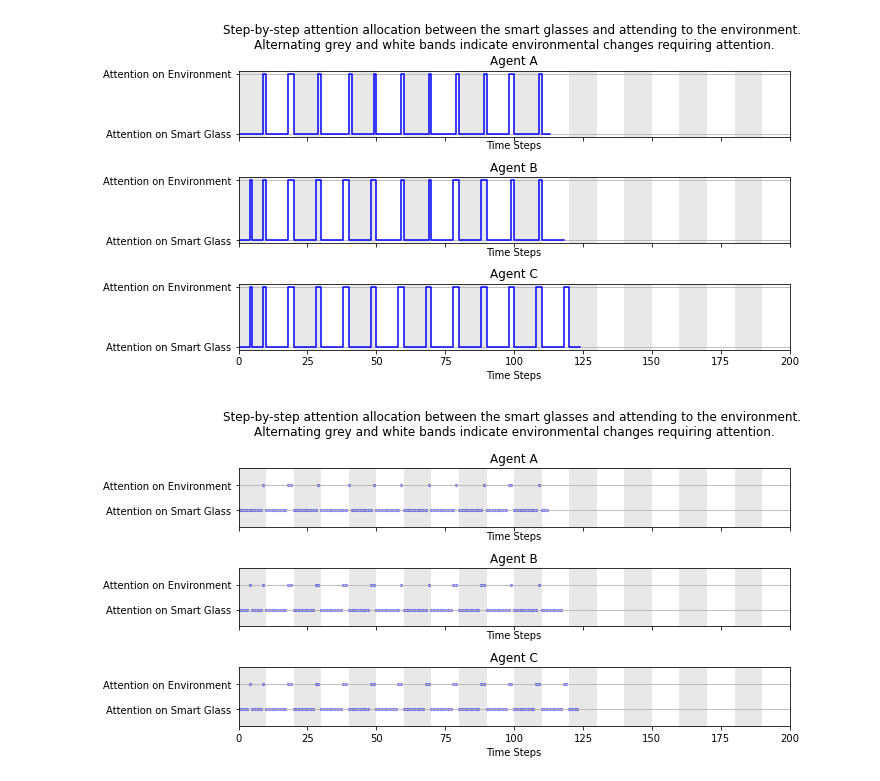
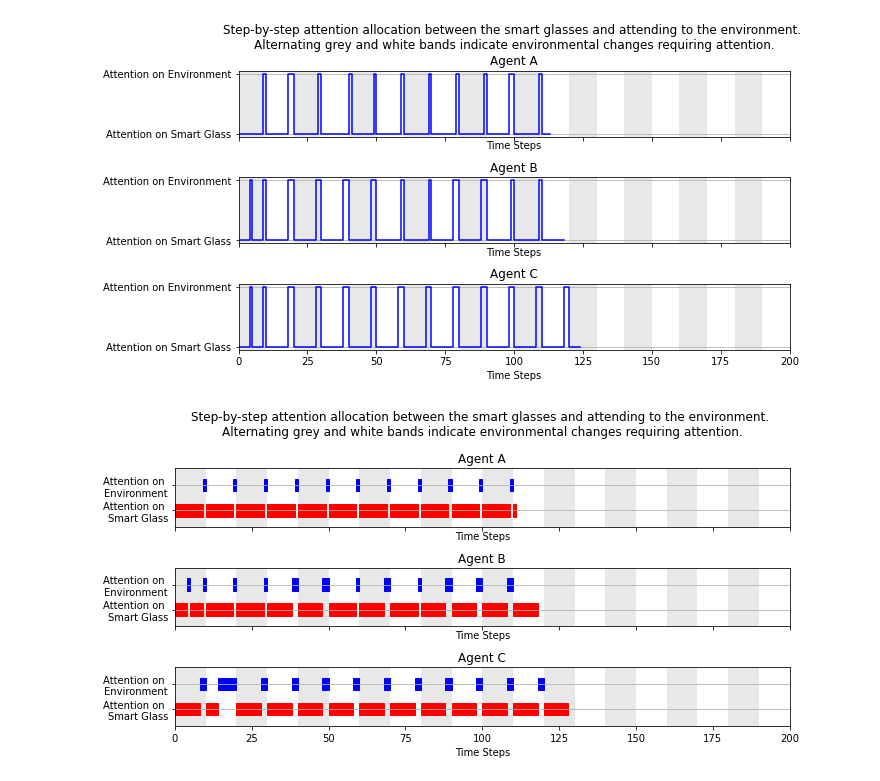
Before and after one commit to BaiYunpeng1949/heads-up-multitasker, a Jupyter notebook: hrl/envs/supervisory_control/results/Figure Drawer Supervisory Control Simulation Results.ipynb, the cells around one changed output. Cells and saved outputs as stored; diff of their text form; code cells hidden in the pictures.

Commit message:
0812-Figure Drawer Change the trajectory plot from scatter to rectangular bars. View: https://docs.google.com/presentation/d/1T_cctr9IWmGcyN4R1iy-9XoqVowd4EGffd_-3whmthU/edit#slide=id.g267c3d447f7_0_6

```diff
--- a/hrl/envs/supervisory_control/results/Figure Drawer Supervisory Control Simulation Results.ipynb
+++ b/hrl/envs/supervisory_control/results/Figure Drawer Supervisory Control Simulation Results.ipynb
@@ -584,34 +585,40 @@ def plot_attention_switches(df, ax, title, event_level):
 
     # Adjust y-values for plotting
     env_position = 0.65
     smart_glass_position = 1 - env_position
 
+    rectangle_height = 0.15  # height of the rectangle
+    rectangle_width = 1  # width of the rectangle (1 time step)
+
     scatter_y = [env_position if step in selected_instance else smart_glass_position for step in time_steps[:total_steps]]
 
-    # Plot dots for every time step
+    # Plot rectangles for every time step
     for index, step in enumerate(time_steps[:total_steps]):
-        ax.scatter(step, scatter_y[index], color='blue', s=5)
+        position_y = scatter_y[index] - (rectangle_height / 2)  # subtract half the rectangle's height to center it on the y-value
+        color = 'blue' if scatter_y[index] == env_position else 'red'
+        rect = patches.Rectangle((step, position_y), rectangle_width, rectangle_height, linewidth=1, edgecolor=color, facecolor=color)
+        ax.add_patch(rect)
 
     ax.set_xlim(0, max_episode_length)
     ax.set_yticks([smart_glass_position, env_position])
-    ax.set_yticklabels(['Attention on Smart Glass', 'Attention on Environment'])
+    ax.set_yticklabels(['Attention on \nSmart Glass', 'Attention on \nEnvironment'])
     ax.set_ylim(0.15, 0.85)  # Adjust the y-axis limits to zoom in around the region of interest
     ax.set_xlabel('Time Steps')
     ax.set_title(title)
     ax.grid(axis='y')
 
 fig, axes = plt.subplots(3, 1, figsize=(10, 5.4), sharex=True)
 
 event_level = 'short'
 plot_attention_switches(df_a, axes[0], 'Agent A', event_level)
 plot_attention_switches(df_b, axes[1], 'Agent B', event_level)
 plot_attention_switches(df_c, axes[2], 'Agent C', event_level)
 
 # Instead of suptitle, set a title using ax.text() for more control
 axes[0].text(0.5, 1.75, 'Step-by-step attention allocation between the smart glasses and attending to the environment. \nAlternating grey and white bands indicate environmental changes requiring attention.',
             ha='center', va='center', transform=axes[0].transAxes, fontsize=12)
 
 plt.tight_layout()
 plt.show()
 # %% [output]
-[figure, old version]
+[figure, new version]
```
Also changed, not shown: parts of 3 cells of this notebook, 1 other file.
